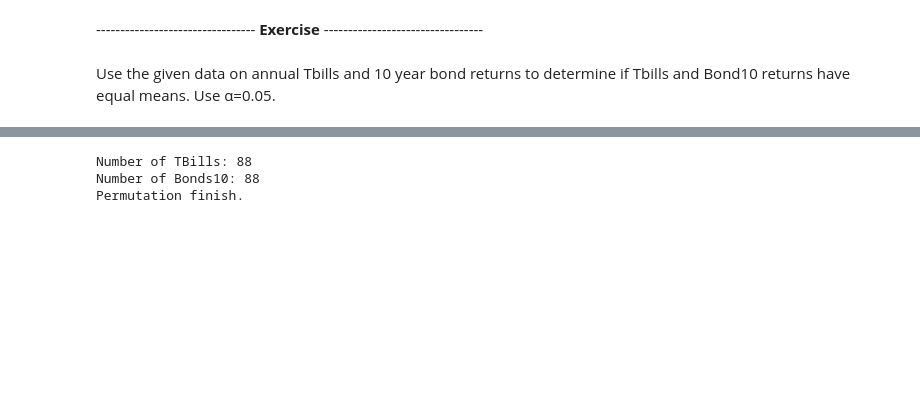
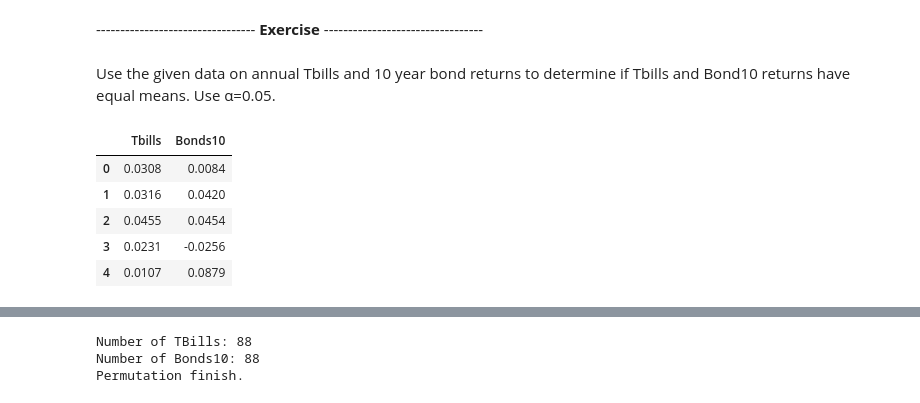
Before and after one commit to RetiSpA/DataScienceCourse, a Jupyter notebook: 07_Statistics/Percorso Data Science - LEZIONE 2 - Statistics.ipynb, the cells around one changed output, grey strips where cells are left out. Cells and saved outputs as stored; diff of their text form; code cells hidden in the pictures; blank space fills up the shorter version.

```diff
--- a/07_Statistics/Percorso Data Science - LEZIONE 2 - Statistics.ipynb
+++ b/07_Statistics/Percorso Data Science - LEZIONE 2 - Statistics.ipynb
@@ -1390,3 +1446,13 @@ But in order for the t-distribution to be used without regard to scale, a standa
 --------------------------------- __Exercise__ ---------------------------------
 # %% [markdown]
 Use the given data on annual Tbills and 10 year bond returns to determine if Tbills and Bond10 returns have equal means. Use α=0.05.
+# %%
+Returns = pd.read_csv("Returns.csv", sep=';', index_col=False, decimal=',')
+Returns.head()
+# %% [output]
+|  | Tbills | Bonds10 |
+| 0 | 0.0308 | 0.0084 |
+| 1 | 0.0316 | 0.0420 |
+| 2 | 0.0455 | 0.0454 |
+| 3 | 0.0231 | -0.0256 |
+| 4 | 0.0107 | 0.0879 |
```
Also changed, not shown: parts of 55 cells of this notebook.
